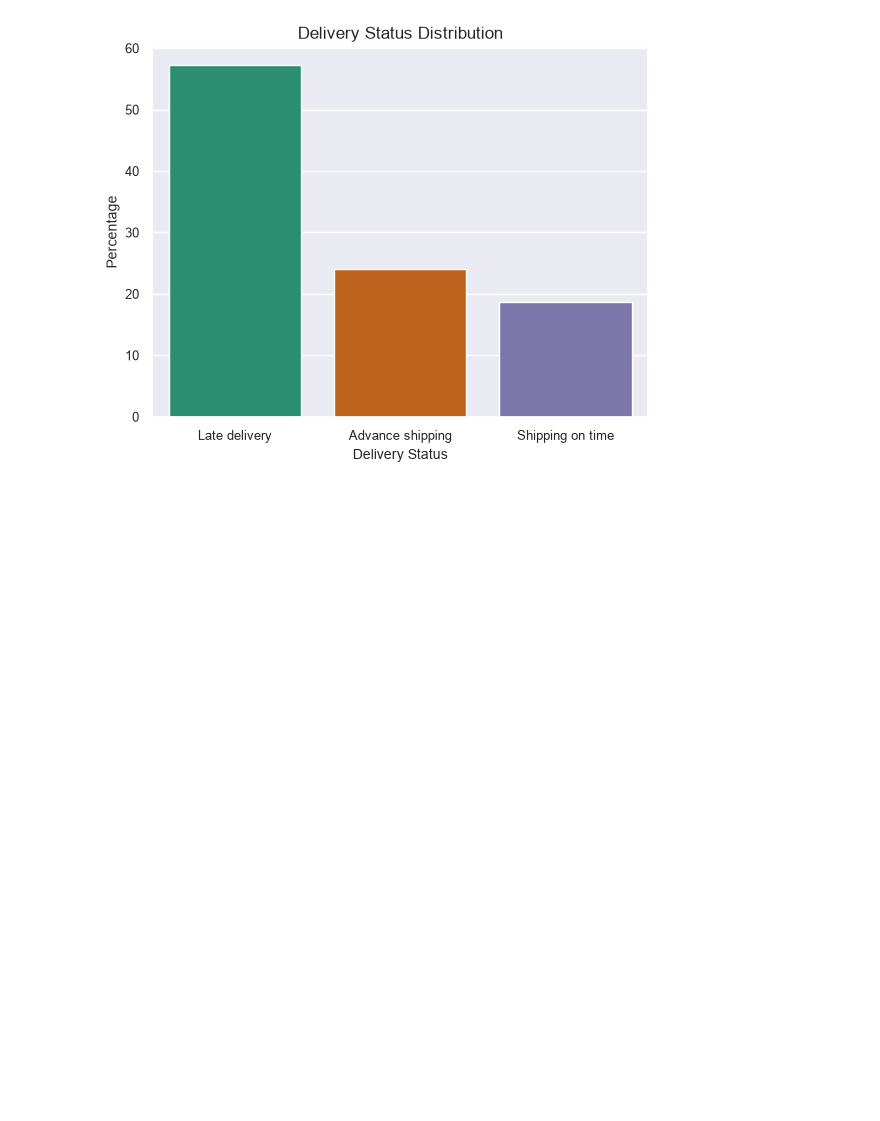
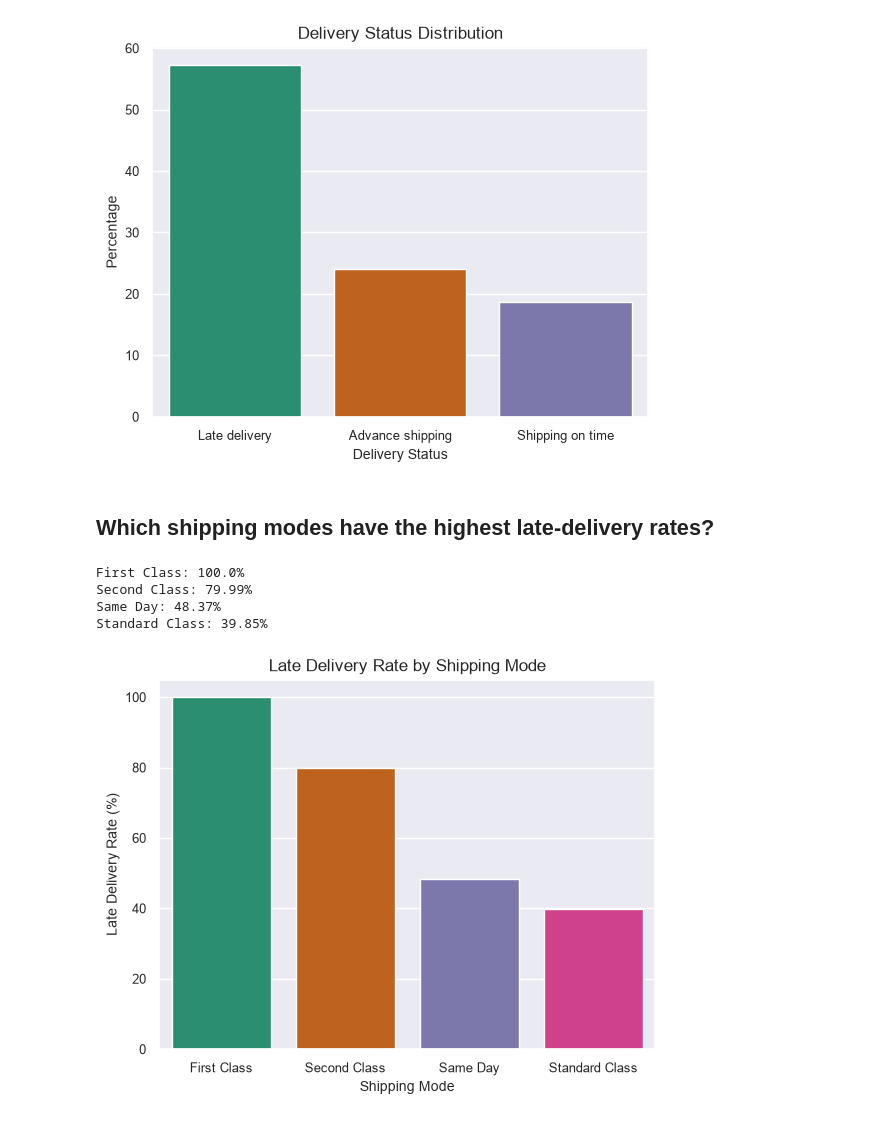
Before and after one commit to DimitarK13/smart-supply-chain, a Jupyter notebook: notebooks/03-shipping-performance-analysis.ipynb, the cells around one changed output. Saved outputs shown, nothing was run; the diff lists cells and outputs as text; code cells hidden in the pictures; blank space fills up the shorter version.

Commit message:
investigate late delivery

```diff
--- a/notebooks/03-shipping-performance-analysis.ipynb
+++ b/notebooks/03-shipping-performance-analysis.ipynb
@@ -11,8 +11,6 @@ import matplotlib.pyplot as plt
 df = pd.read_csv('../data/processed/dataset.csv', parse_dates=['order_date', 'shipping_date'])
 
 df = df.drop_duplicates('order_id')
-# %%
-sns.set_theme()
 # %% [markdown]
 ## What percentage of orders are delivered early, on time, or late?
 # %%
@@ -36,3 +34,32 @@ plt.tick_params(axis='both', labelsize=9)
 plt.show()
 # %% [output]
 [figure]
+# %% [markdown]
+## Which shipping modes have the highest late-delivery rates?
+# %%
+shipping_mode_delivery = (
+    df.assign(is_late=df['delivery_status'] == 'Late delivery')
+    .groupby('shipping_mode')['is_late']
+    .mean().sort_values(ascending=False) * 100
+
+)
+
+for status, percentage in shipping_mode_delivery.items():
+    print(f'{status}: {np.around(percentage, 2)}%')
+# %% [output]
+First Class: 100.0%
+Second Class: 79.99%
+Same Day: 48.37%
+Standard Class: 39.85%
+# %%
+sns.barplot(x=shipping_mode_delivery.index, y=shipping_mode_delivery.values, hue=shipping_mode_delivery.index, legend=False, palette='Dark2')
+
+plt.title('Late Delivery Rate by Shipping Mode')
+plt.xlabel('Shipping Mode', fontsize=10)
+plt.ylabel('Late Delivery Rate (%)', fontsize=10)
+
+plt.tick_params(axis='both', labelsize=9)
+
+plt.show()
+# %% [output]
+[figure, added]
```
Also changed, not shown: 1 other file.
